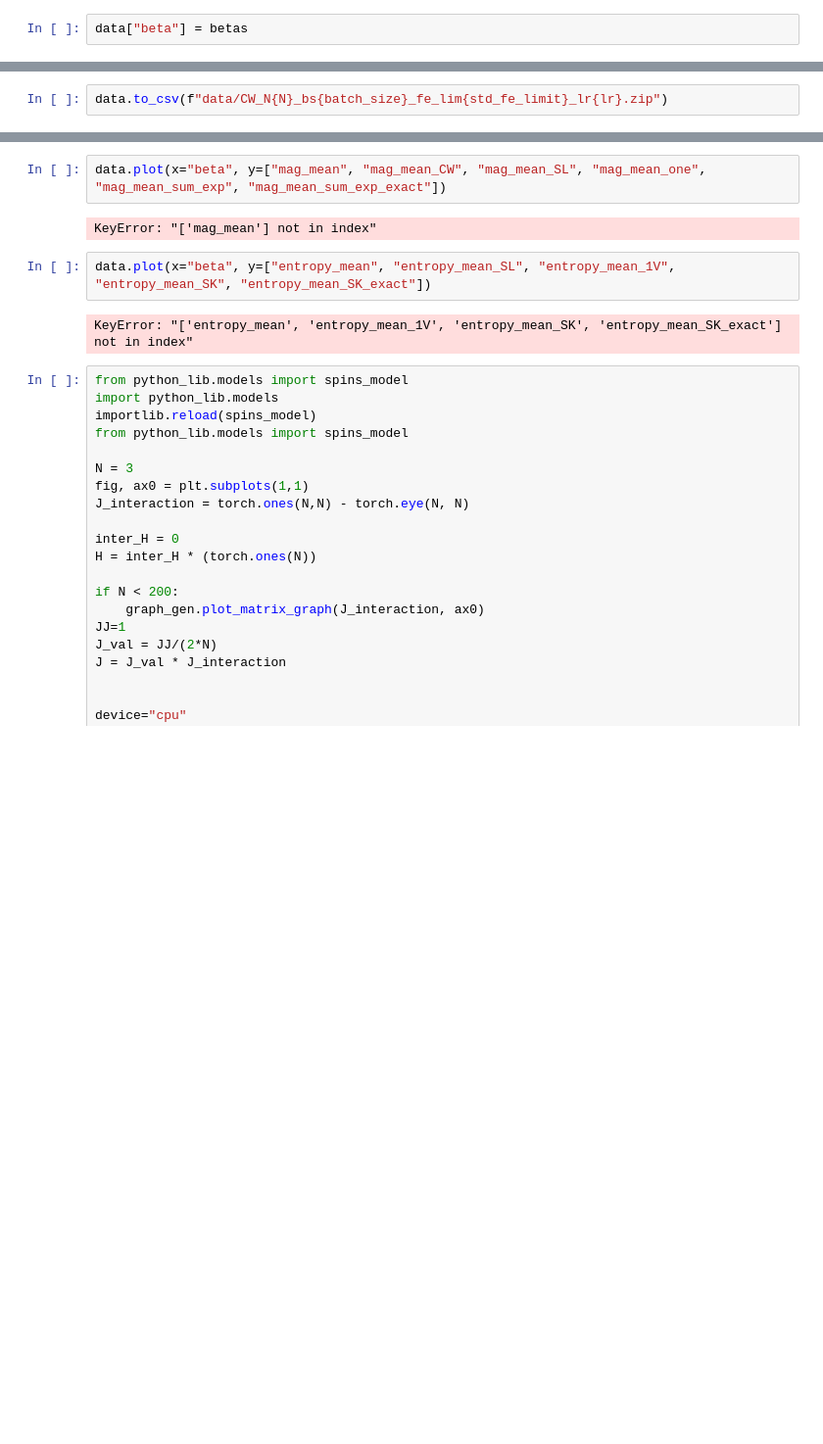
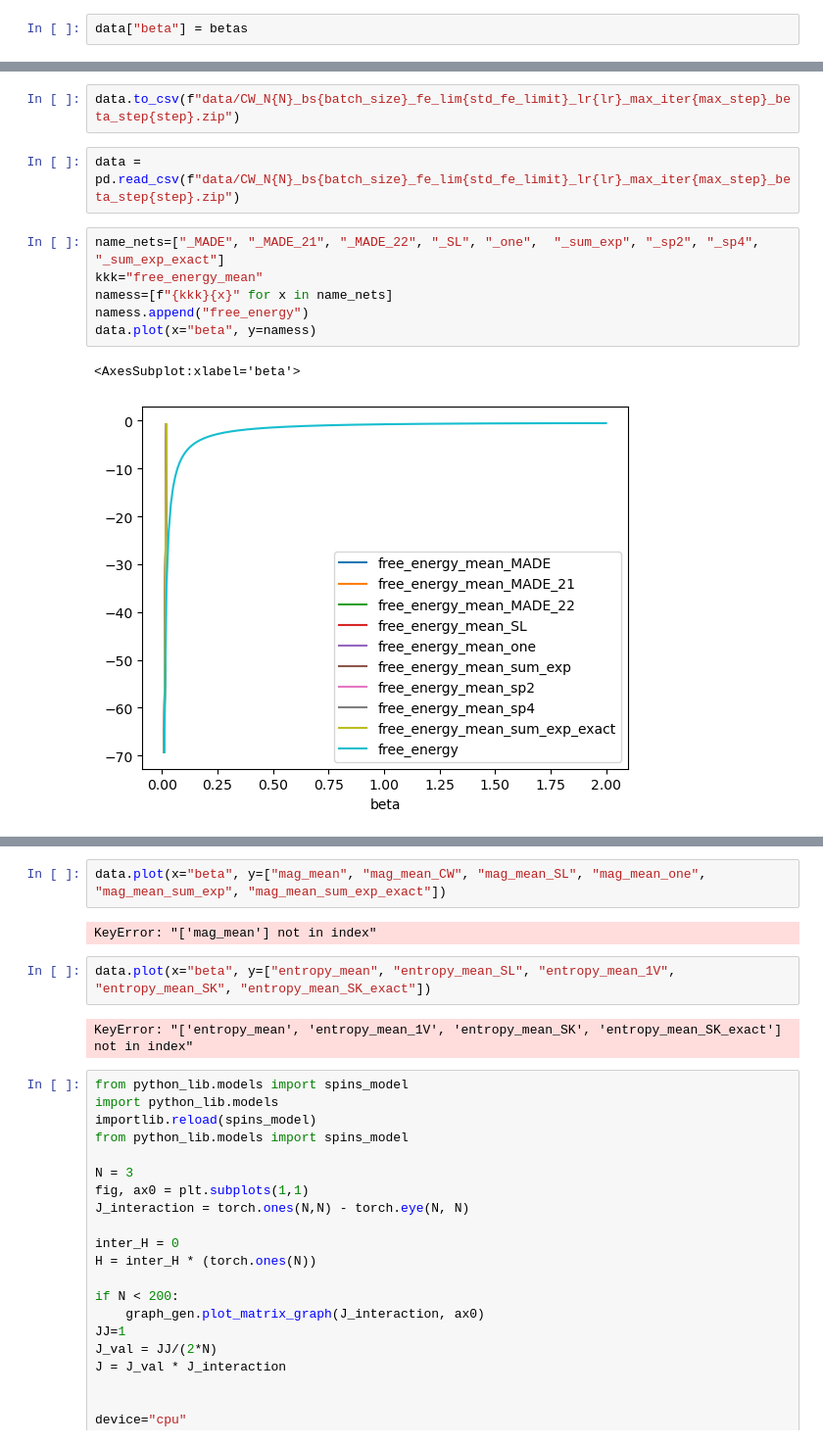
Before and after one commit to ocadni/h2arnn, a Jupyter notebook: results/Curie-Weiss/CW_model.ipynb, the cells around one changed output, grey strips where cells are left out. Shown: that part at 98% size. Drawn from its saved outputs; the diff is of its cells as text; blank space fills up the shorter version.

```diff
--- a/results/Curie-Weiss/CW_model.ipynb
+++ b/results/Curie-Weiss/CW_model.ipynb
@@ -323,2 +371,13 @@ data["err_fe_sum_exp_exact_rel"] = np.abs((data["err_fe_sum_exp_exact"] / data["
 # %%
-data.to_csv(f"data/CW_N{N}_bs{batch_size}_fe_lim{std_fe_limit}_lr{lr}.zip")
+data.to_csv(f"data/CW_N{N}_bs{batch_size}_fe_lim{std_fe_limit}_lr{lr}_max_iter{max_step}_beta_step{step}.zip")
+# %%
+data = pd.read_csv(f"data/CW_N{N}_bs{batch_size}_fe_lim{std_fe_limit}_lr{lr}_max_iter{max_step}_beta_step{step}.zip")
+# %%
+name_nets=["_MADE", "_MADE_21", "_MADE_22", "_SL", "_one",  "_sum_exp", "_sp2", "_sp4", "_sum_exp_exact"]
+kkk="free_energy_mean"
+namess=[f"{kkk}{x}" for x in name_nets]
+namess.append("free_energy")
+data.plot(x="beta", y=namess)
+# %% [output]
+<AxesSubplot:xlabel='beta'>
+[figure, added]
```
Also changed, not shown: parts of 24 cells of this notebook, 9 other files.
